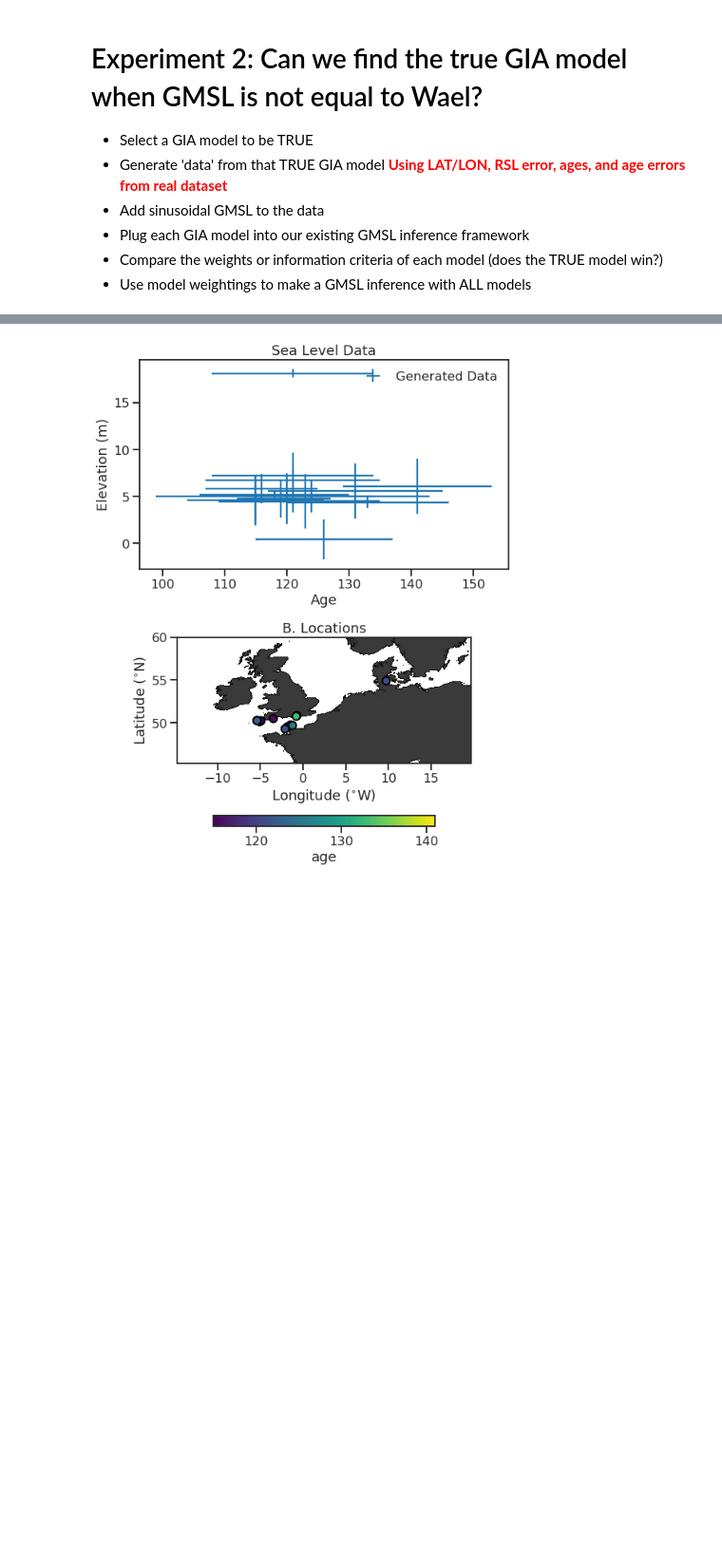
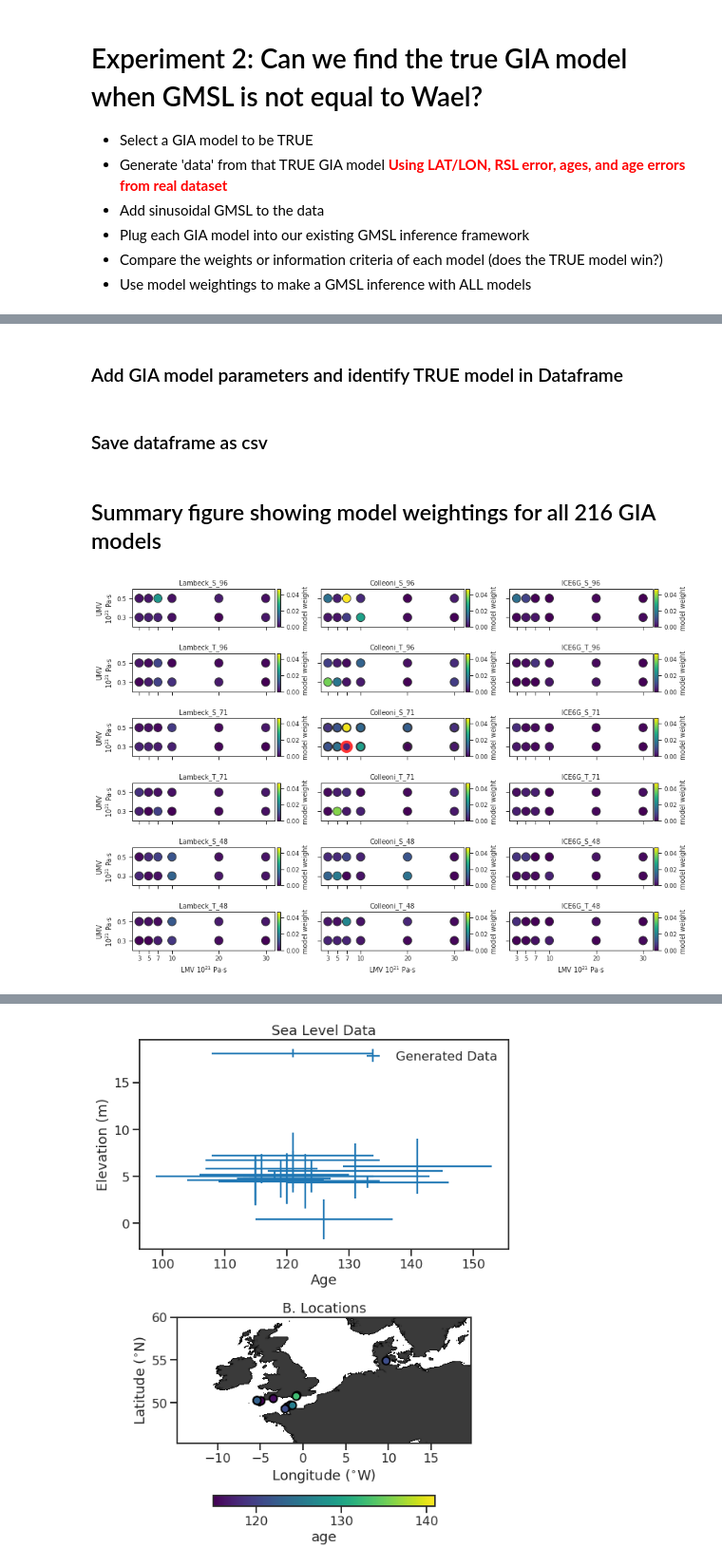
Before and after one commit to blakedyer/EU_LIG, a Jupyter notebook: notebooks/Bayesian Gaussian Process Regression.ipynb, the cells around one changed output, grey strips where cells are left out. Shown at 95% size. Cells and saved outputs as stored; diff of their text form; code cells hidden in the pictures; blank space fills up the shorter version.

```diff
--- a/notebooks/Bayesian Gaussian Process Regression.ipynb
+++ b/notebooks/Bayesian Gaussian Process Regression.ipynb
@@ -770,0 +1009,4 @@ Text(0.5, 1.0, 'EU GMSL Inference Experiment')
+# %%
+comp = pm.compare(comparison, ic="loo", b_samples=100000) #overkill on samples, but it is fast enough
+# %% [markdown]
+### Add GIA model parameters and identify TRUE model in Dataframe
@@ -770,0 +1048,2 @@ Text(0.5, 1.0, 'EU GMSL Inference Experiment')
+# %% [markdown]
+### Save dataframe as csv
@@ -770,0 +1052,2 @@ Text(0.5, 1.0, 'EU GMSL Inference Experiment')
+# %% [markdown]
+## Summary figure showing model weightings for all 216 GIA models
@@ -770,0 +1076,68 @@ Text(0.5, 1.0, 'EU GMSL Inference Experiment')
+# %%
+sns.set_context("paper")
+fig = plt.figure(figsize=(12, 8))
+for i in range(0, 18):
+    experiment = experiments[i]
+    plt.subplot(6, 3, 1 + i)
+    filtered = comp3[
+        (comp3.ice_history == experiment[0])
+        & (comp3.deglacial_rate == experiment[1])
+        & (comp3.lithosphere == experiment[2])
+    ]
+    if filtered["true_model"].unique().size == 1:
+        plt.scatter(
+            filtered["LMV"].values,
+            filtered["UMV"] / 1e21,
+            c=filtered["weight"],
+            s=150,
+            cmap="viridis",
+            edgecolor=(0.2, 0.2, 0.2),
+            lw=1,
+            vmin=0,
+            vmax=comp3["weight"].max(),
+            zorder=2,
+        )
+    else:
+        ec = np.dot(
+            filtered["true_model"].values.astype(int)[:, np.newaxis],
+            np.array([0.8, 0.0, 0.0])[np.newaxis, :],
+        )
+        ew = filtered["true_model"].values.astype(int) * 2
+        s = filtered["true_model"].values.astype(int) * 50
+        plt.scatter(
+            filtered["LMV"].values,
+            filtered["UMV"] / 1e21,
+            c=filtered["weight"],
+            s=150 + s,
+            cmap="viridis",
+            edgecolor=np.array([0.2, 0.2, 0.2]) + ec,
+            lw=2 + ew,
+            vmin=0,
+            vmax=comp3["weight"].max(),
+            zorder=2,
+        )
+
+    plt.colorbar(label="model weight", pad=.01, aspect=10)
+
+    plt.gca().set_xticklabels((np.round(np.unique(lower), 0) / 1e21).astype(int))
+    plt.gca().set_yticks(np.unique(upper) / 1e21)
+    plt.gca().set_xticks(np.unique(lower))
+    plt.gca().set_xlim(1.5e21, 32e21)
+    plt.gca().set_ylim(0.2, 0.6)
+    if i > 14:
+        plt.gca().set_xlabel("LMV $10^{21}$ Pa·s")
+    else:
+        plt.gca().set_xticklabels([])
+    if i % 3 == 0:
+        plt.gca().set_ylabel("UMV\n$10^{21}$ Pa·s")
+    else:
+        plt.gca().set_yticklabels([])
+
+    plt.minorticks_off()
+    plt.gca().set_title(experiment[0] + "_" + experiment[1] + "_" + str(experiment[2]))
+
+
+fig.tight_layout()
+fig.tight_layout(pad=0, w_pad=1, h_pad=2)
+# %% [output]
+[figure, added]
```
Also changed, not shown: parts of 35 cells of this notebook, 1 other file.
